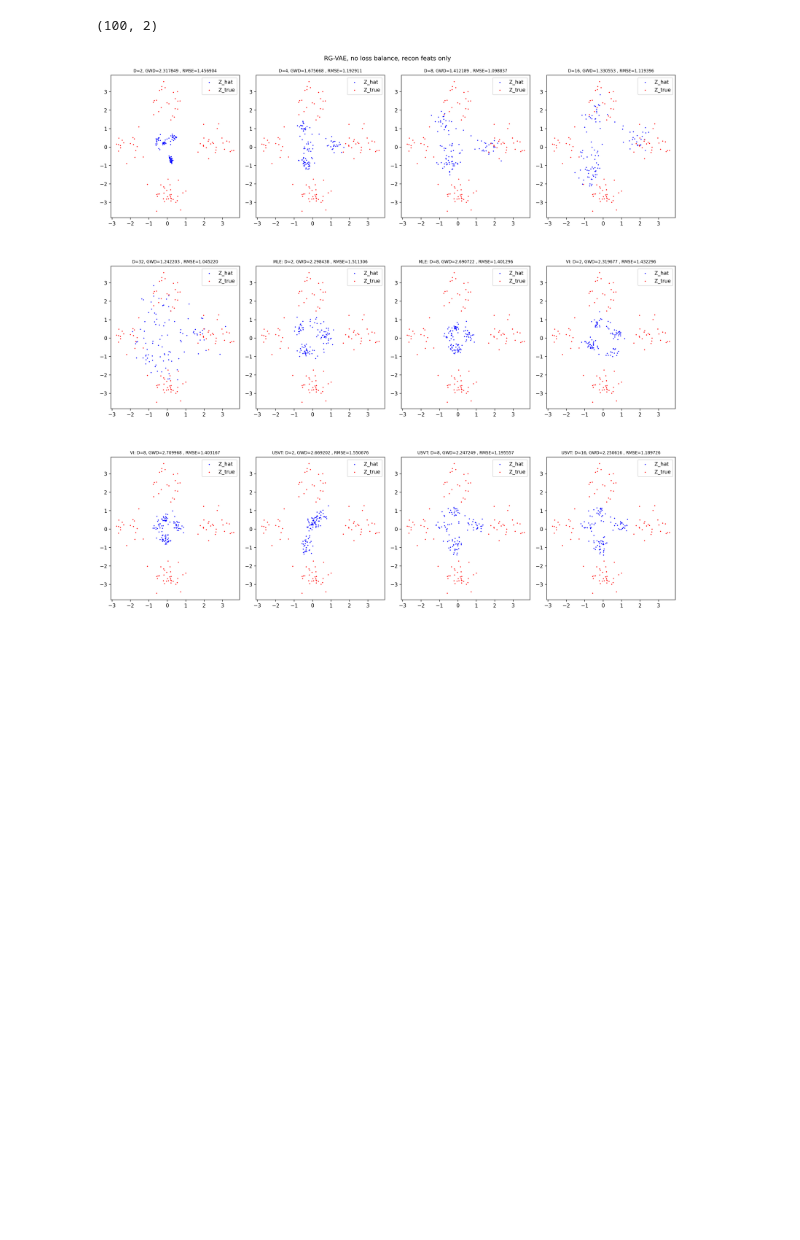
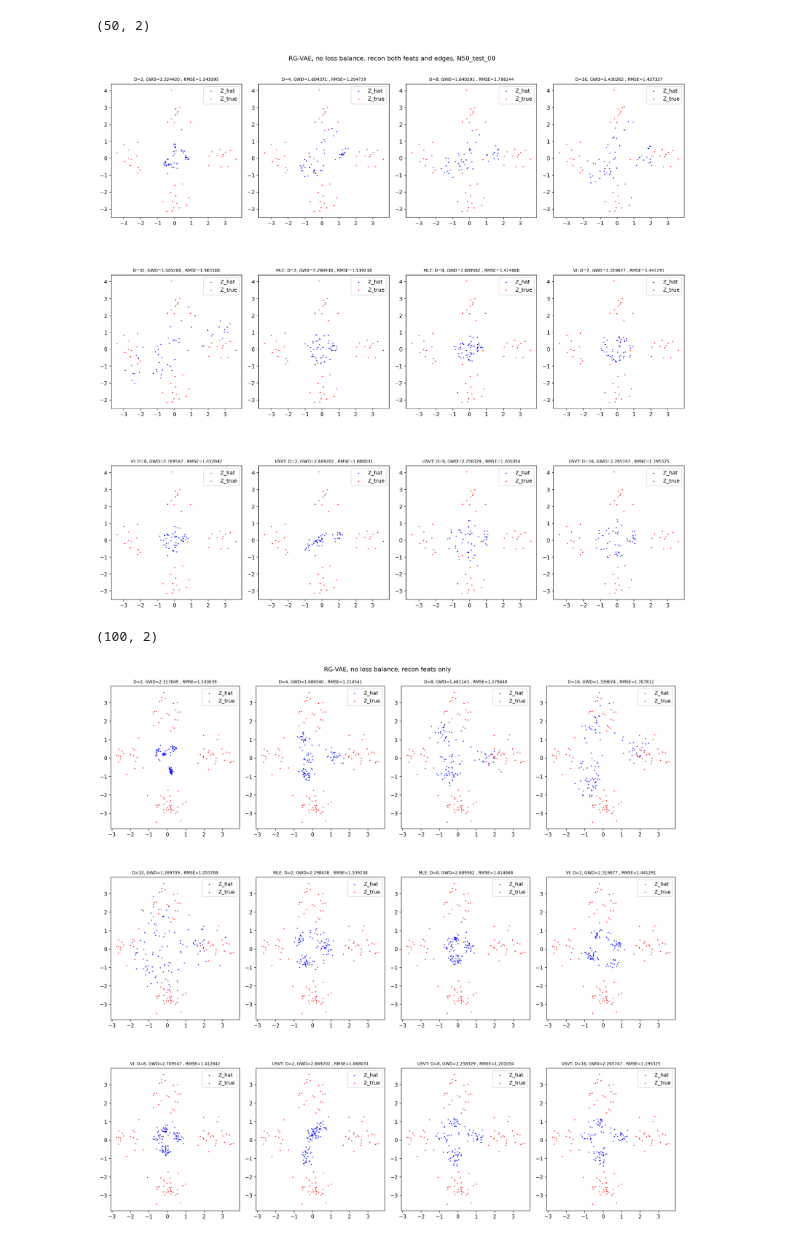
Before and after one commit to ZhangWan-byte/lpm, a Jupyter notebook: exp1_demo.ipynb, the cells around one changed output. Cells and saved outputs as stored; diff of their text form; code cells hidden in the pictures; blank space fills up the shorter version.

Commit message:
updated result visual report

```diff
--- a/exp1_demo.ipynb
+++ b/exp1_demo.ipynb
@@ -85,3 +18,82 @@ plt.show()
+# %%
+idx = 18
+# %%
+LP_root = "./sim_data_batch/A1_poly_feats/"
+LP_dirs = [os.path.join(LP_root, d) for d in os.listdir(LP_root) if "test" in d]
+
+Z_trues = []
+t = 0
+for d in LP_dirs:
+    Z_true = np.load(os.path.join(d, f"{d.split('/')[-1]}_nodes.npz"))['positions']
+    Z_trues.append(Z_true)
+    if t == idx:
+        break
+    t += 1
+Z_trues = np.vstack(Z_trues)
+print(Z_true.shape)
+d_true = 'N'+LP_dirs[t].split('_N')[1]
+
+i=0
+fig, axes = plt.subplots(3, 4, figsize=(16, 16), dpi=300)
+axes = axes.flatten()
+for test_root in [
+        (2, "./results/0905_1558_A1_poly_feats/Zhat", "mean GWD=2.324420 | mean LP-RMSE=1.542095"),
+        (4, "./results/0904_2037_A1_poly_feats/Zhat", "mean GWD=1.694371 | mean LP-RMSE=1.204739"),
+        (8, "./results/0903_2226_A1_poly_feats/Zhat", "mean GWD=1.640291 | mean LP-RMSE=1.788244"),
+        (16, "./results/0905_0035_A1_poly_feats/Zhat", "mean GWD=1.430262 | mean LP-RMSE=1.427327"),
+        (32, "./results/0903_2227_A1_poly_feats/Zhat", "mean GWD=1.505288 | mean LP-RMSE=1.983106"),
+        (2, "./results_mle/A1_poly_feats_D2/Zhat_mle_full", "mean GWD=2.298438 | mean LP-RMSE=1.539238"),
+        (8, "./results_mle/A1_poly_feats_D8/Zhat_mle_full", "mean GWD=2.689562 | mean LP-RMSE=1.414668"),
+        (2, "./results_vi/A1_poly_feats_D2/Zhat_vi_full", "mean GWD=2.319677 | mean LP-RMSE=1.441291"),
+        (8, "./results_vi/A1_poly_feats_D8/Zhat_vi_full", "mean GWD=2.709547 | mean LP-RMSE=1.412842"),
+        (2, "./results_usvt/A1_poly_feats_D2/Zhat_usvt_test", "mean GWD=2.669202 | mean LP-RMSE=1.668031"),
+        (8, "./results_usvt/A1_poly_feats_D8/Zhat_usvt_test", "mean GWD=2.258329 | mean LP-RMSE=1.201054"),
+        (16, "./results_usvt/A1_poly_feats_D16/Zhat_usvt_test", "mean GWD=2.265747 | mean LP-RMSE=1.195325"),
+        # (32, "./results_usvt/A1_poly_feats_D32/Zhat_usvt_test", "mean GWD=2.270062 | mean LP-RMSE=1.190443"),
+    ]:
+    test_graph_dirs = [os.path.join(test_root[1], d) for d in os.listdir(test_root[1]) if 'test' in d]
+
+    Z_hats = []
+    t = 0
+    for d in test_graph_dirs:
+        Z_hat = np.load(d)
+        Z_hats.append(Z_hat)
+        if t == idx:
+            break
+        t += 1
+    Z_hats = np.vstack(Z_hats)
+    d_hat = 'N'+test_graph_dirs[t].split('_N')[1].split('.')[0]
+    # print(Z_hat.shape)
+
+    Z_hat_dr = dim_reduce(X=Z_true, Y=Z_hat)
+    assert Z_hat_dr.shape == Z_true.shape
+    assert d_true in d_hat
+    # print(Z_hat_dr.shape)
+
+    gwd = test_root[2].split("|")[0].split("=")[1]
+    rmse = test_root[2].split("|")[1].split("=")[1]
+
+    ax = axes[i]
+    ax.scatter(Z_hat_dr[:, 0], Z_hat_dr[:, 1], s=1, c='b')
+    ax.scatter(Z_true[:, 0], Z_true[:, 1], s=1, c='r')
+    ax.legend(['Z_hat', 'Z_true'])
+    ax.set_aspect('equal')
+    if "mle" in test_root[1]:
+        ax.set_title(f'MLE: D={test_root[0]}, GWD={gwd}, RMSE={rmse}', fontsize=8)
+    elif "vi" in test_root[1]:
+        ax.set_title(f'VI: D={test_root[0]}, GWD={gwd}, RMSE={rmse}', fontsize=8)
+    elif "usvt" in test_root[1]:
+        ax.set_title(f'USVT: D={test_root[0]}, GWD={gwd}, RMSE={rmse}', fontsize=8)
+    else:
+        ax.set_title(f'D={test_root[0]}, GWD={gwd}, RMSE={rmse}', fontsize=8)
+
+    i += 1
+plt.tight_layout()
+plt.suptitle("RG-VAE, no loss balance, recon both feats and edges, {}".format(d_true))
+plt.show()
+# %% [output]
+(50, 2)
+[figure, added]
 # %%
 LP_root = "./sim_data_batch/A1_poly_feats/"
 LP_dirs = [os.path.join(LP_root, d) for d in os.listdir(LP_root)]
```
Also changed, not shown: parts of 5 cells of this notebook, 9 other files.
